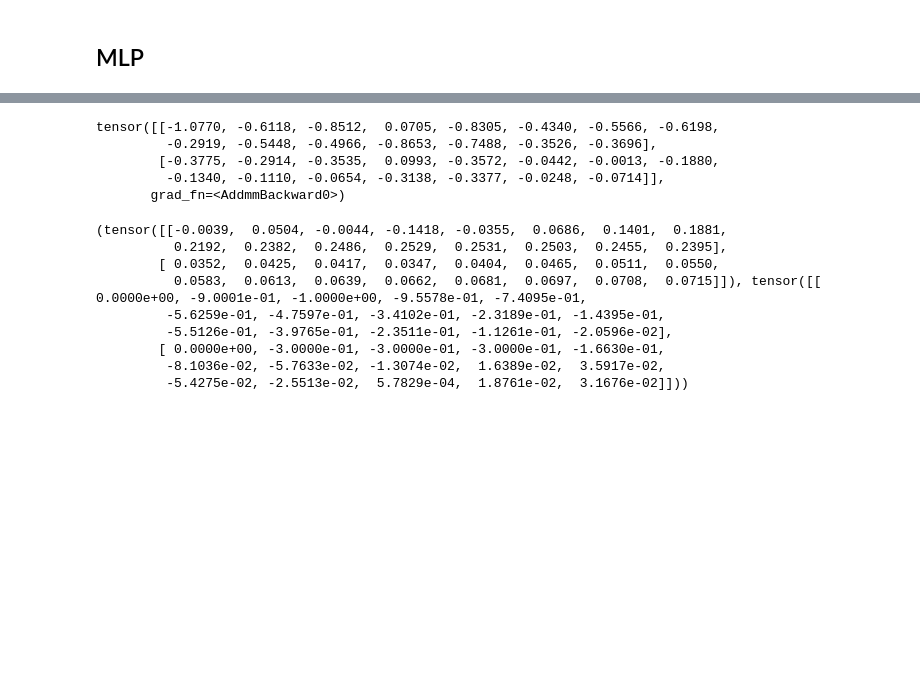
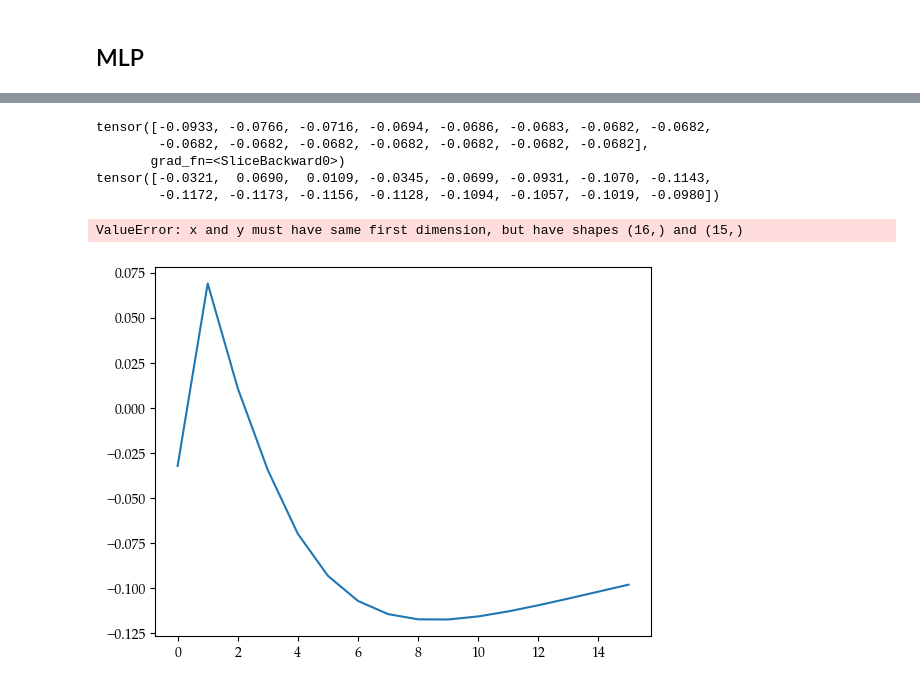
Before and after one commit to christian-gordon14/AA598-aut24, a Jupyter notebook: homework/hw2_starter_code_sqp.ipynb, the cells around one changed output, grey strips where cells are left out. Cells and saved outputs as stored; diff of their text form; code cells hidden in the pictures; blank space fills up the shorter version.

```diff
--- a/homework/hw2_starter_code_sqp.ipynb
+++ b/homework/hw2_starter_code_sqp.ipynb
@@ -684,20 +671,21 @@ interactive(children=(IntSlider(value=0, description='Index:', max=1), Output())
-# %%
-print(prediction)
-# %% [output]
-tensor([[-1.0770, -0.6118, -0.8512,  0.0705, -0.8305, -0.4340, -0.5566, -0.6198,
-         -0.2919, -0.5448, -0.4966, -0.8653, -0.7488, -0.3526, -0.3696],
-        [-0.3775, -0.2914, -0.3535,  0.0993, -0.3572, -0.0442, -0.0013, -0.1880,
-         -0.1340, -0.1110, -0.0654, -0.3138, -0.3377, -0.0248, -0.0714]],
-       grad_fn=<AddmmBackward0>)
-# %%
-print(test_data[:, :])
-# %% [output]
-(tensor([[-0.0039,  0.0504, -0.0044, -0.1418, -0.0355,  0.0686,  0.1401,  0.1881,
-          0.2192,  0.2382,  0.2486,  0.2529,  0.2531,  0.2503,  0.2455,  0.2395],
-        [ 0.0352,  0.0425,  0.0417,  0.0347,  0.0404,  0.0465,  0.0511,  0.0550,
-          0.0583,  0.0613,  0.0639,  0.0662,  0.0681,  0.0697,  0.0708,  0.0715]]), tensor([[ 0.0000e+00, -9.0001e-01, -1.0000e+00, -9.5578e-01, -7.4095e-01,
-         -5.6259e-01, -4.7597e-01, -3.4102e-01, -2.3189e-01, -1.4395e-01,
-         -5.5126e-01, -3.9765e-01, -2.3511e-01, -1.1261e-01, -2.0596e-02],
-        [ 0.0000e+00, -3.0000e-01, -3.0000e-01, -3.0000e-01, -1.6630e-01,
-         -8.1036e-02, -5.7633e-02, -1.3074e-02,  1.6389e-02,  3.5917e-02,
-         -5.4275e-02, -2.5513e-02,  5.7829e-04,  1.8761e-02,  3.1676e-02]]))
+# %%
+predict = prediction.detach().numpy()
+tester = future.detach().numpy()
+print(prediction[0, :])
+print(future[0, :])
+# %% [output]
+tensor([-0.0933, -0.0766, -0.0716, -0.0694, -0.0686, -0.0683, -0.0682, -0.0682,
+        -0.0682, -0.0682, -0.0682, -0.0682, -0.0682, -0.0682, -0.0682],
+       grad_fn=<SliceBackward0>)
+tensor([-0.0321,  0.0690,  0.0109, -0.0345, -0.0699, -0.0931, -0.1070, -0.1143,
+        -0.1172, -0.1173, -0.1156, -0.1128, -0.1094, -0.1057, -0.1019, -0.0980])
+# %%
+t = np.linspace(0,16,16)
+plt.plot(t, tester[0, :], label = 'future')
+plt.plot(t, predict[0, :], label = ' prediction')
+plt.legend()
+plt.title('Acceleration')
+plt.xlabel('iterations')
+# %% [output]
+ValueError: x and y must have same first dimension, but have shapes (16,) and (15,)
+[figure, added]
```
Also changed, not shown: parts of 12 cells of this notebook.
